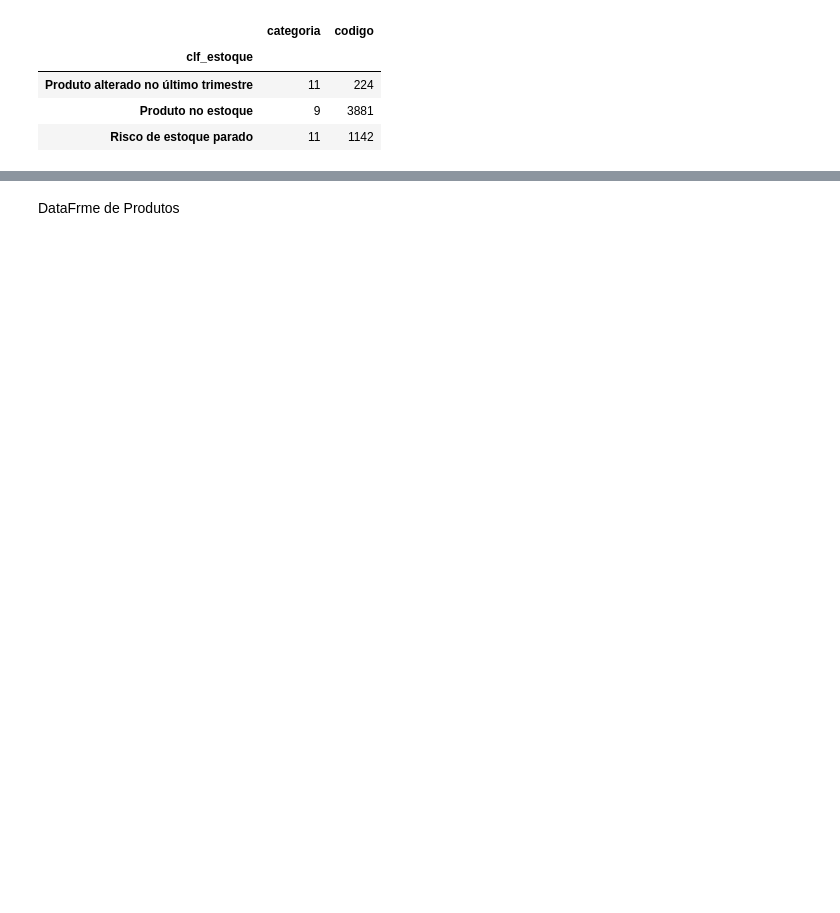
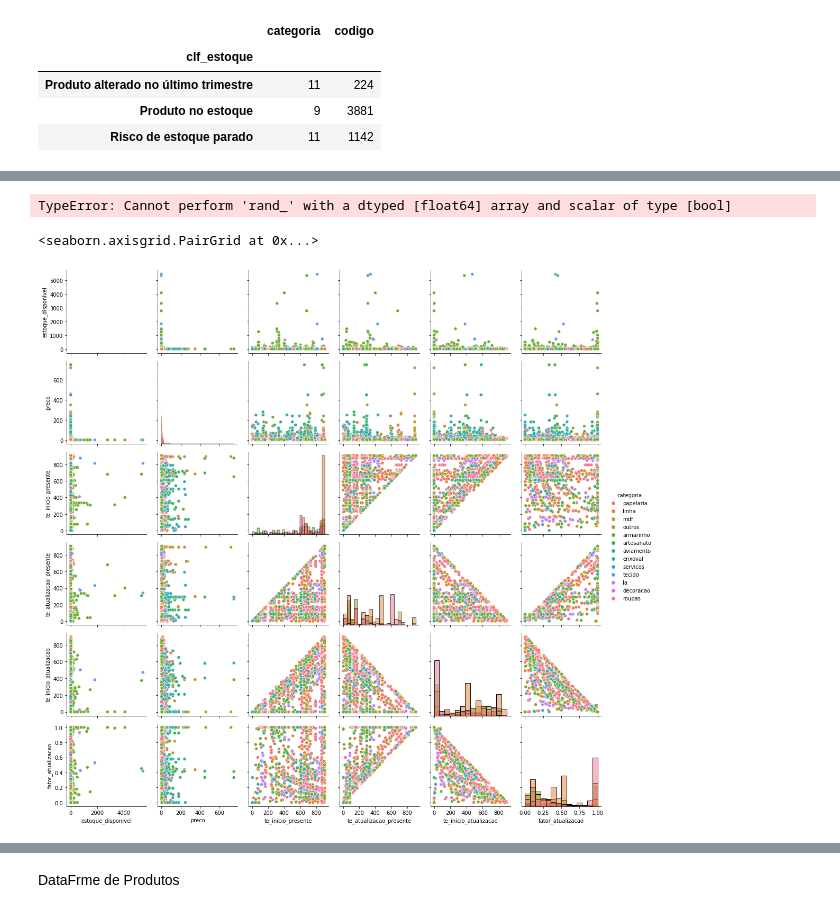
Before and after one commit to donbigode/Timeseries-prediction-model, a Jupyter notebook: Analysis/EDA.ipynb, the cells around one changed output, grey strips where cells are left out. Cells and saved outputs as stored; diff of their text form; code cells hidden in the pictures; blank space fills up the shorter version.

```diff
--- a/Analysis/EDA.ipynb
+++ b/Analysis/EDA.ipynb
@@ -665,0 +852,16 @@ classificacao_inv.plot(kind='bar', title='Classificação de produtos por estoqu
+# %%
+#Rank de produtos em estoque por categoria com risco de estarem parados
+top_10_fator_atualizacao = tempo_em_estoque[tempo_em_estoque['fator_atualizacao'].astype(float) <= 0.49 & tempo_em_estoque['fator_atualizacao'].astype(float) >= 0.1]
+top_10_fator_atualizacao = top_10_fator_atualizacao.sort_values(by=['fator_atualizacao'], ascending=False).groupby('clf_estoque')
+
+top_10_fator_atualizacao[['categoria','descricao','estoque_disponivel','te_inicio_atualizacao','fator_atualizacao']].head(50)
+# %% [output]
+TypeError: Cannot perform 'rand_' with a dtyped [float64] array and scalar of type [bool]
+# %%
+g = sns.PairGrid(tempo_em_estoque, hue="categoria")
+g.map_diag(sns.histplot)
+g.map_offdiag(sns.scatterplot)
+g.add_legend()
+# %% [output]
+<seaborn.axisgrid.PairGrid at 0x...>
+[figure, added]
```
Also changed, not shown: parts of 33 cells of this notebook, 1 other file.
